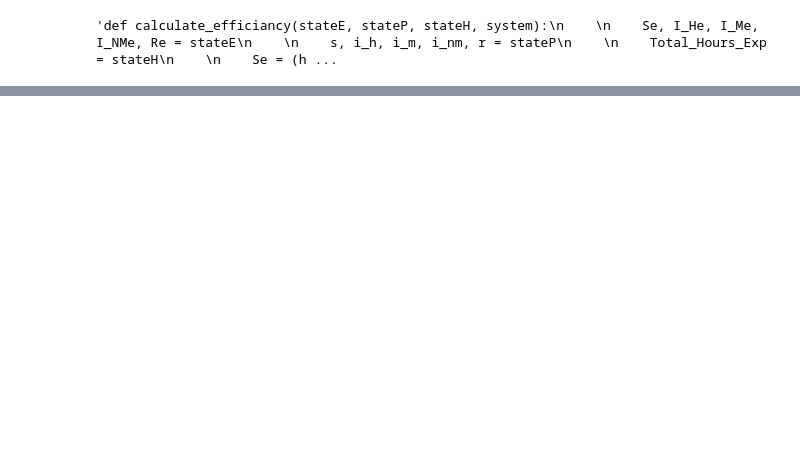
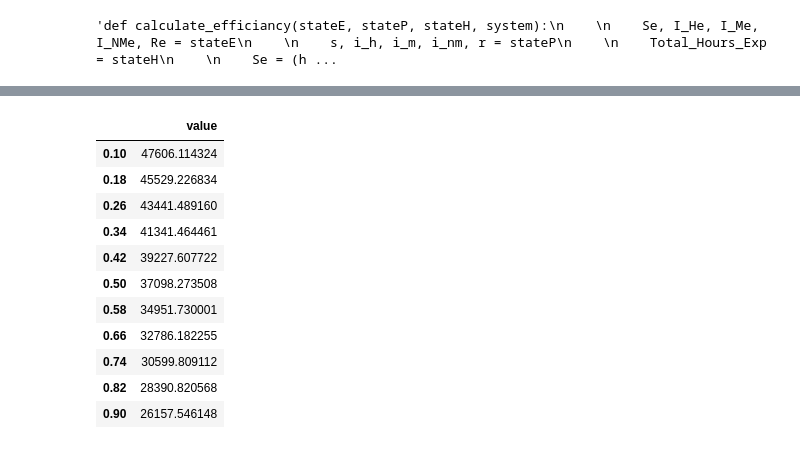
Before and after one commit to MarkG98/ModSimPy-Project-2, a Jupyter notebook: ProjectAlison.ipynb, the cells around one changed output, grey strips where cells are left out. Saved outputs shown, nothing was run; the diff lists cells and outputs as text; code cells hidden in the pictures; blank space fills up the shorter version.

```diff
--- a/ProjectAlison.ipynb
+++ b/ProjectAlison.ipynb
@@ -219,0 +245,16 @@ plot_results2(eff.Efficiancy)
+# %%
+efficiancy_sweep = sweep_alpha(beta_h, beta_m, beta_nm, gamma, omega, alpha_array)
+efficiancy_sweep
+# %% [output]
+|  | value |
+| 0.10 | 47606.114324 |
+| 0.18 | 45529.226834 |
+| 0.26 | 43441.489160 |
+| 0.34 | 41341.464461 |
+| 0.42 | 39227.607722 |
+| 0.50 | 37098.273508 |
+| 0.58 | 34951.730001 |
+| 0.66 | 32786.182255 |
+| 0.74 | 30599.809112 |
+| 0.82 | 28390.820568 |
+| 0.90 | 26157.546148 |
```
Also changed, not shown: parts of 7 cells of this notebook.
